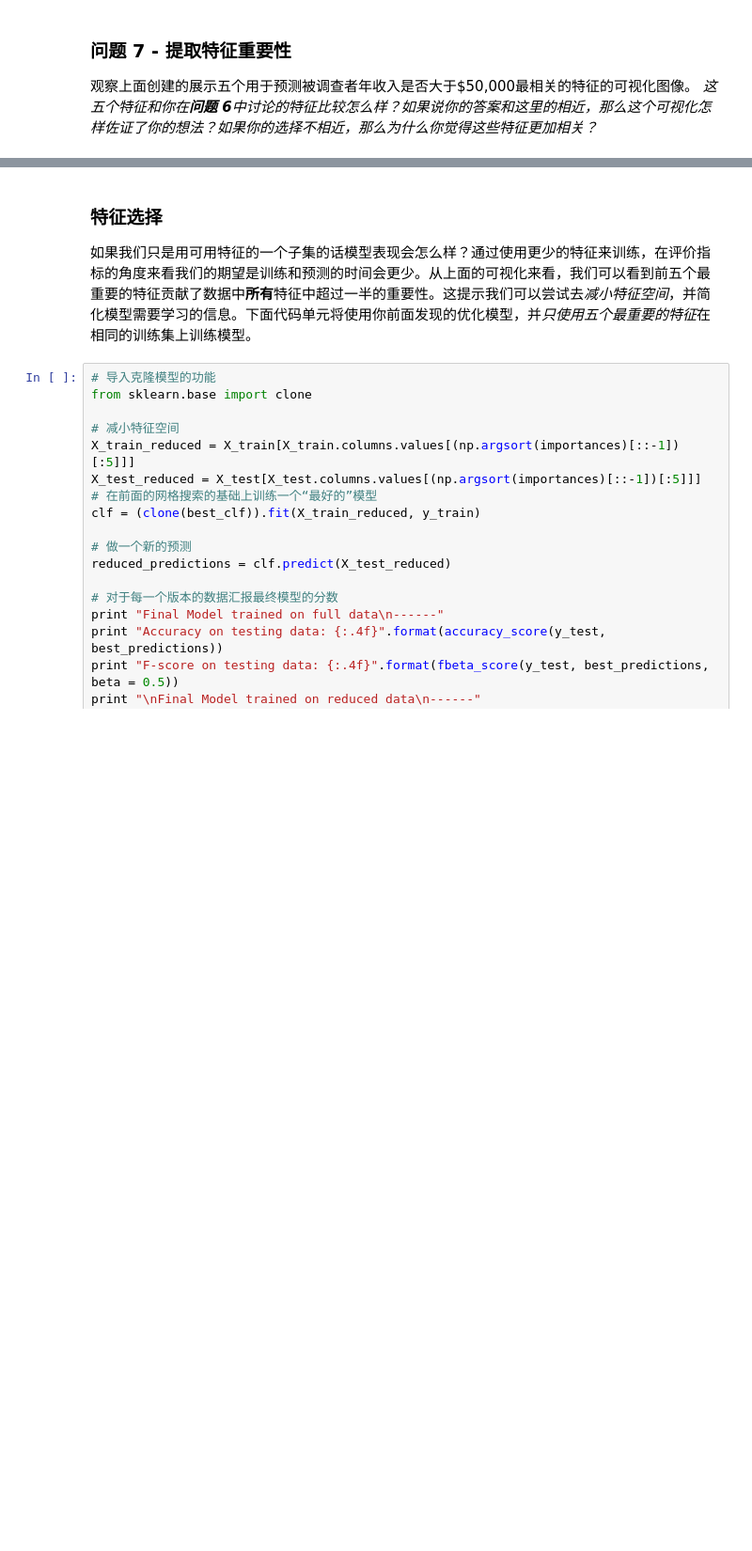
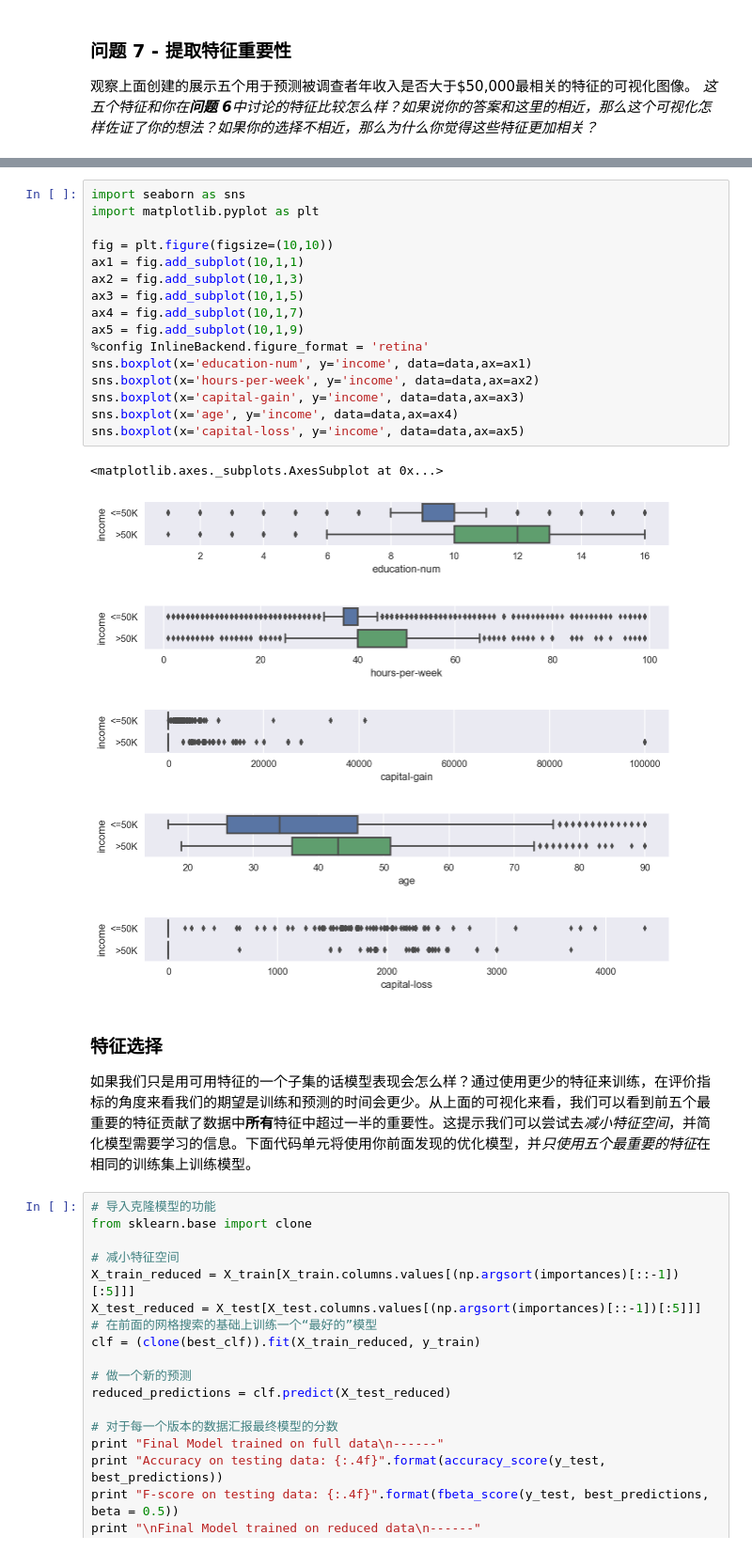
Before and after one commit to laughingyang/finding_donors, a Jupyter notebook: finding_donors.ipynb, the cells around one changed output, grey strips where cells are left out. Shown at 94% size. Drawn from its saved outputs; the diff is of its cells as text; blank space fills up the shorter version.

```diff
--- a/finding_donors.ipynb
+++ b/finding_donors.ipynb
@@ -484,3 +486,22 @@ _这五个特征和你在**问题 6**中讨论的特征比较怎么样？如果
+# %%
+import seaborn as sns
+import matplotlib.pyplot as plt
+
+fig = plt.figure(figsize=(10,10))
+ax1 = fig.add_subplot(10,1,1)
+ax2 = fig.add_subplot(10,1,3)
+ax3 = fig.add_subplot(10,1,5)
+ax4 = fig.add_subplot(10,1,7)
+ax5 = fig.add_subplot(10,1,9)
+%config InlineBackend.figure_format = 'retina'
+sns.boxplot(x='education-num', y='income', data=data,ax=ax1)
+sns.boxplot(x='hours-per-week', y='income', data=data,ax=ax2)
+sns.boxplot(x='capital-gain', y='income', data=data,ax=ax3)
+sns.boxplot(x='age', y='income', data=data,ax=ax4)
+sns.boxplot(x='capital-loss', y='income', data=data,ax=ax5)
+# %% [output]
+<matplotlib.axes._subplots.AxesSubplot at 0x...>
+[figure, added]
 # %% [markdown]
 ### 特征选择
 
```
Also changed, not shown: parts of 12 cells of this notebook, 1 other file.
